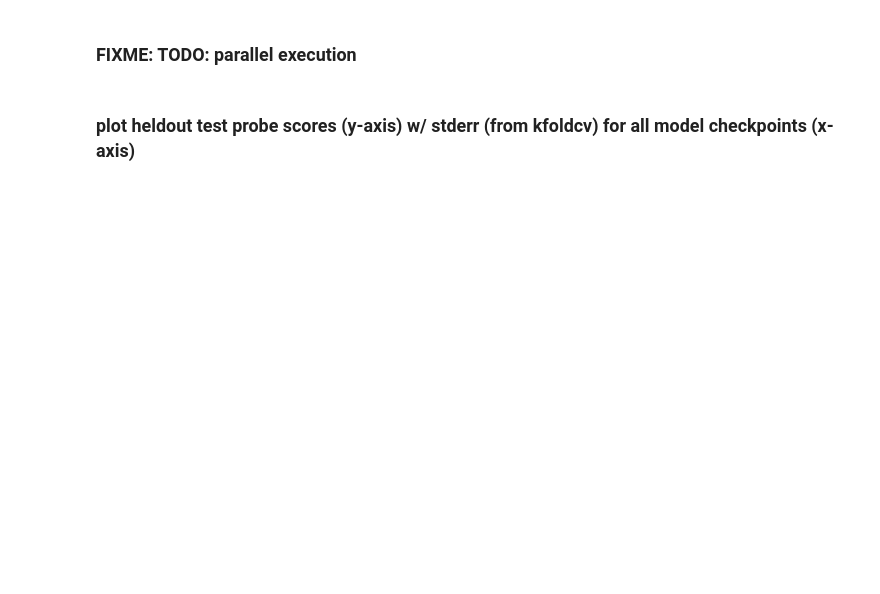
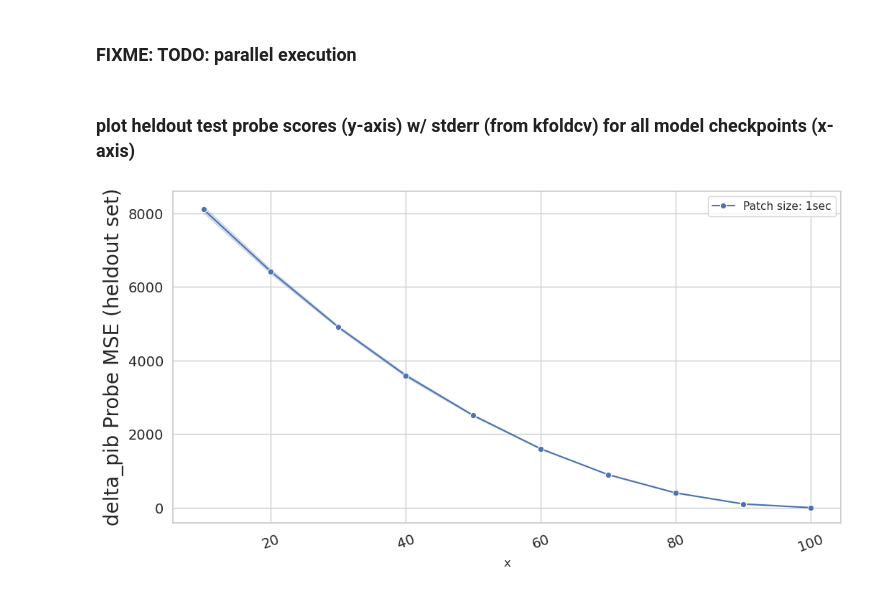
Before and after one commit to gayalkuruppu/gPatchTST, a Jupyter notebook: _05_universal_regression_linear_probe.ipynb, the cells around one changed output. Saved outputs shown, nothing was run; the diff lists cells and outputs as text; code cells hidden in the pictures; blank space fills up the shorter version.

Commit message:
WIP - debugging _05_ for regression and multiclass clf

```diff
--- a/_05_universal_regression_linear_probe.ipynb
+++ b/_05_universal_regression_linear_probe.ipynb
@@ -71,5 +66,6 @@ cv_params = {
      'random_state': 2509843
 }
 
-model_checkpoints = [f"epoch_{x}" for x in range(10, 110, 10)]
+# model_checkpoints = [f"epoch_{x}" for x in range(10, 110, 10)]
+model_checkpoints = [x for x in range(10, 110, 10)]
 model_checkpoints
@@ -88,7 +86,7 @@ for checkpoint in model_checkpoints:
     #     group_column_name="subject_id",
     # )
 
-    X, y = make_regression(n_samples=10000, n_features=128, noise=10.0, n_informative=10, n_targets=1)
+    X, y = make_regression(n_samples=150000, n_features=128, noise=100-checkpoint, n_informative=30, n_targets=1)
     groups = np.array([''.join(random.choices(string.ascii_letters + string.digits, k=10)) for _ in range(len(y))])
 
     results = regression_pipeline_runner(X, y, groups, model_type, cv_type, cv_params)
@@ -117,34 +133,36 @@ plt.rcParams['legend.fontsize'] = 11
 plt.rcParams['font.size'] = 14
 
 fig, ax = plt.subplots()
 
 _df_rows = []
 for key, item in all_probes.items():
     # # print(key, item.keys())
     all_mse = item["model_metrics_across_folds"]["sequence_level"]["mean_squared_errors"]
     all_mae = item["model_metrics_across_folds"]["sequence_level"]["mean_absolute_errors"]
     all_r2 = item["model_metrics_across_folds"]["sequence_level"]["r2_scores"]
     for (mse, mae, r2) in zip(all_mse, all_mae, all_r2):
         tmp = {}
         tmp['x'] = key
         tmp['mse'] = mse
         tmp['mae'] = mae
         tmp['r2'] = r2
         _df_rows.append(tmp)
 
 plot_df = pd.DataFrame(_df_rows)
 
 sns.lineplot(
     data=plot_df, x='x', y='mse', errorbar='sd', err_style="band",
+    # data=plot_df, x='x', y='mae', errorbar='sd', err_style="band",
     marker="o",
     label=f"Patch size: {model_patch_size}",
     ax=ax,
 )
 
 plt.xticks(rotation=20)
-plt.xlabel("Checkpoints", fontsize=20)
 plt.ylabel(f"{feature_type} Probe MSE (heldout set)", fontsize=20)
 plt.show()
+# %% [output]
+[figure, added]
 # %%
 end_time = time.perf_counter()
 elapsed_time = end_time - start_time
```
Also changed, not shown: parts of 4 cells of this notebook, 2 other files.
